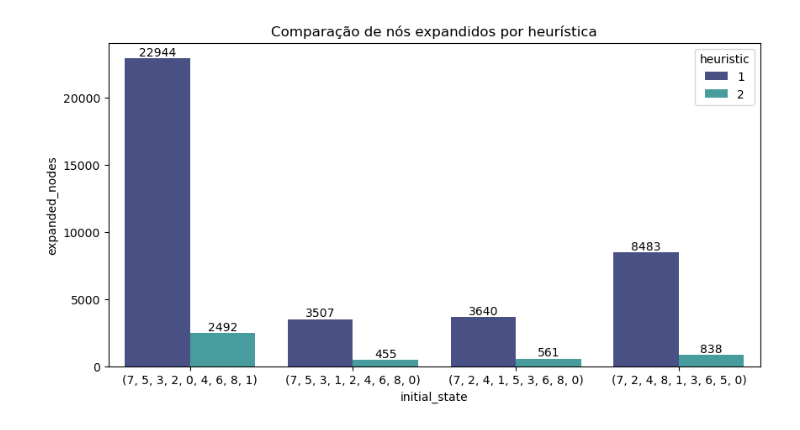
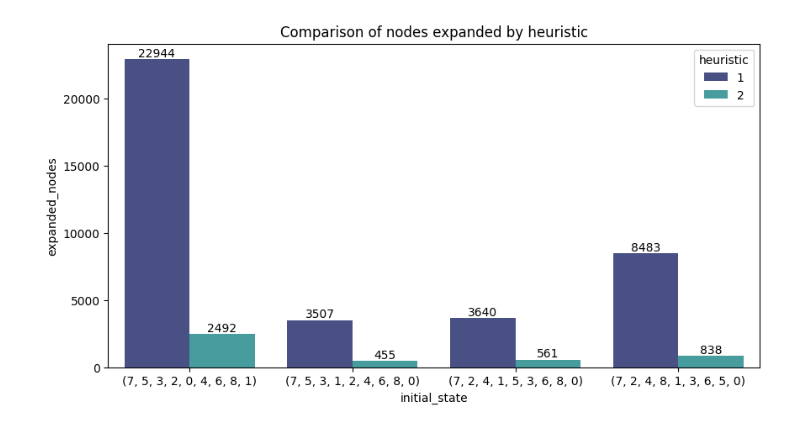
Before and after one commit to spoltiamanda/master_artificial_intelligence, a Jupyter notebook: artificial-intelligence/assignments/a_star_implementation/a_star.ipynb, the cells around one changed output. Saved outputs shown, nothing was run; the diff lists cells and outputs as text; code cells hidden in the pictures.

```diff
--- a/artificial-intelligence/assignments/a_star_implementation/a_star.ipynb
+++ b/artificial-intelligence/assignments/a_star_implementation/a_star.ipynb
@@ -475,16 +475,16 @@ Executanto algoritmo A* com heuristica  2
 # %%
 plt.figure(figsize=(10,5))
 ax = sns.barplot(x='initial_state', y='expanded_nodes',
                  hue='heuristic', data=result,
                  errwidth=0,
                  palette="mako")
 
-ax.set_title('Comparação de nós expandidos por heurística')
+ax.set_title('Comparison of nodes expanded by heuristic')
 
 for i in ax.containers:
     ax.bar_label(i,)
 # %% [output]
-[figure, old version]
+[figure, new version]
 # %%
 plt.figure(figsize=(10,5))
 ax = sns.barplot(x='initial_state', y='created_nodes',
```
Also changed, not shown: parts of 28 cells of this notebook.
